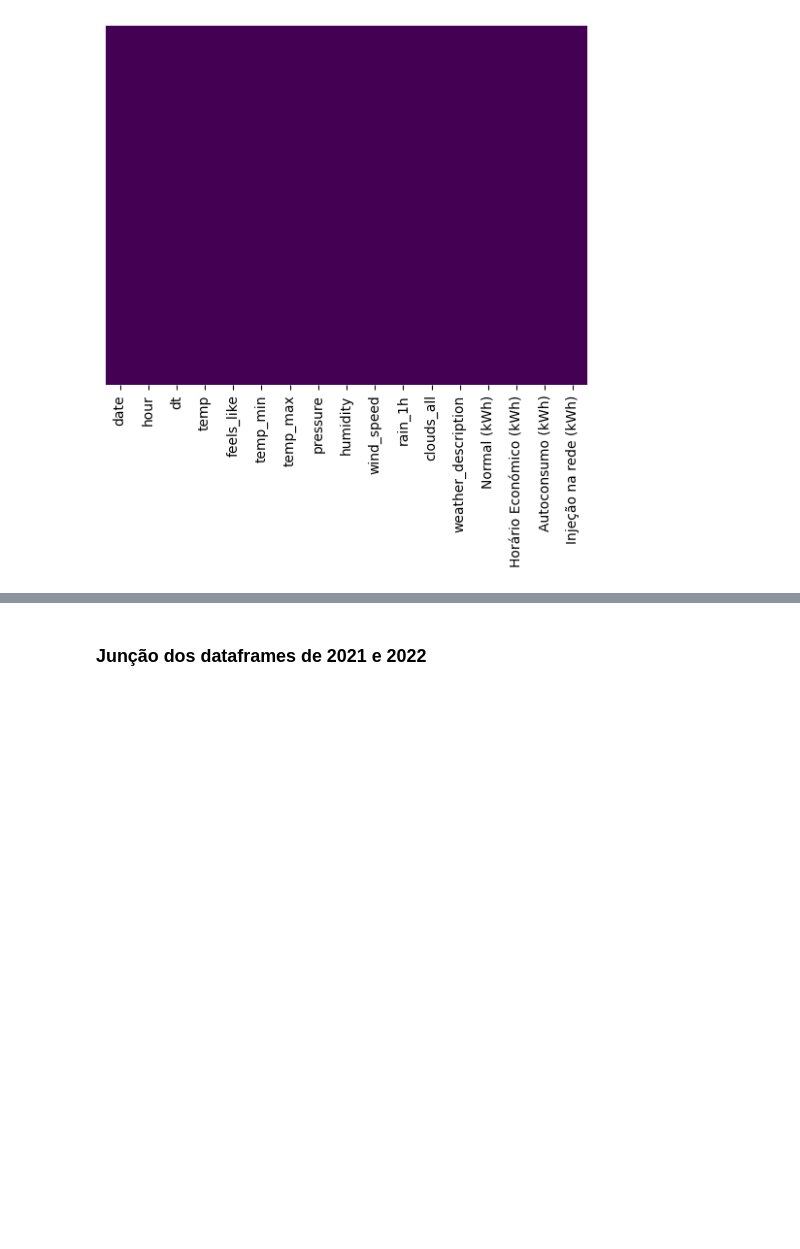
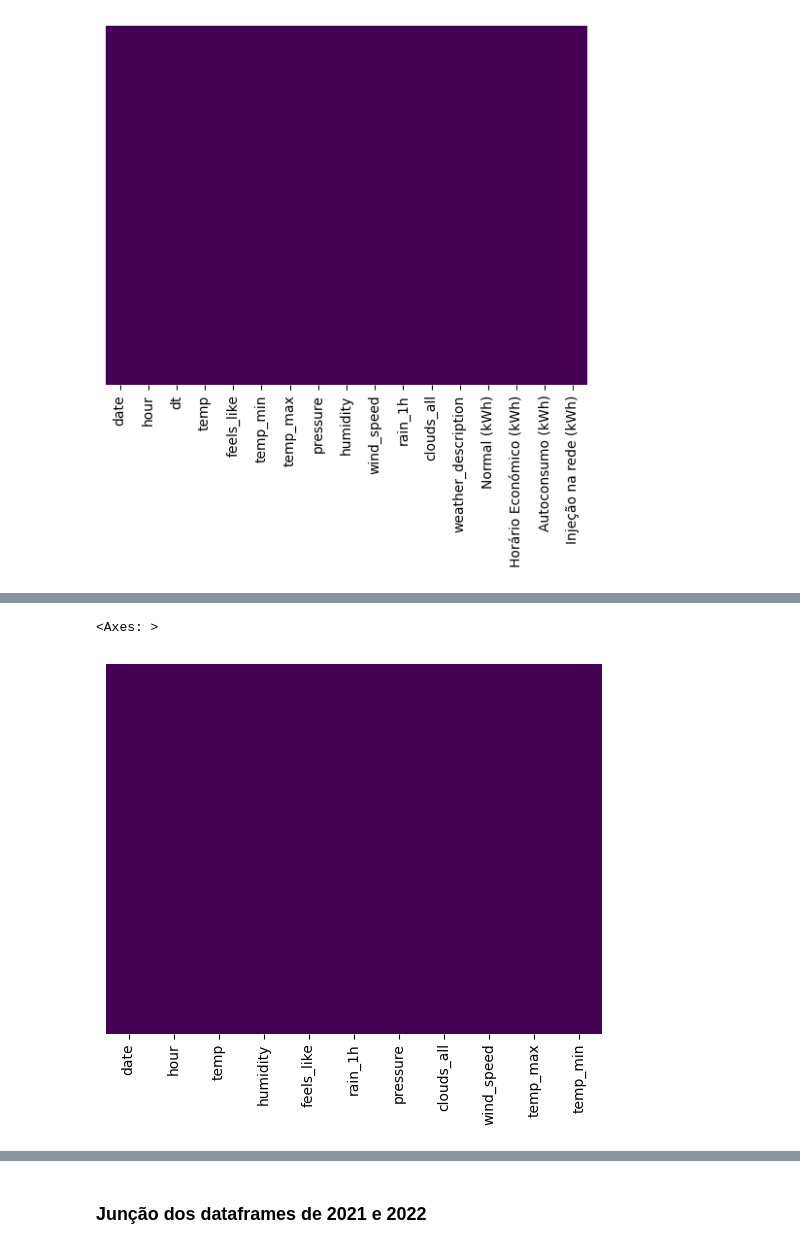
Before and after one commit to Mastro66/DAA_Comp, a Jupyter notebook: 2021-Feat.ipynb, the cells around one changed output, grey strips where cells are left out. Cells and saved outputs as stored; diff of their text form; code cells hidden in the pictures; blank space fills up the shorter version.

```diff
--- a/2021-Feat.ipynb
+++ b/2021-Feat.ipynb
@@ -486,0 +670,12 @@ sns.heatmap(df2.isnull(),yticklabels=False,cbar=False,cmap='viridis')
+# %%
+df_open['time'] = pd.to_datetime(df_open['time'], format='%Y-%m-%dT%H:%M')
+
+df_open['date'] = df_open['time'].dt.date
+df_open['hour'] = df_open['time'].dt.hour
+
+df_open = df_open[['date', 'hour'] + [col for col in df_open.columns if col not in ['date', 'hour']]]
+df_open['date'] = pd.to_datetime(df_open['date'])
+
+df_open = df_open.drop('time', axis=1)
+
+df_open
@@ -486,0 +696,4 @@ sns.heatmap(df2.isnull(),yticklabels=False,cbar=False,cmap='viridis')
+# %%
+df_open_daily.rename(columns={'time': 'date'}, inplace=True)
+df_open_daily['date'] = pd.to_datetime(df_open_daily['date'], format='%Y-%m-%d')
+df_open_daily
@@ -486,0 +718,3 @@ sns.heatmap(df2.isnull(),yticklabels=False,cbar=False,cmap='viridis')
+# %%
+df_open = pd.merge(df_open, df_open_daily, on='date', how='inner')
+df_open
@@ -486,0 +735,17 @@ sns.heatmap(df2.isnull(),yticklabels=False,cbar=False,cmap='viridis')
+# %%
+column_mapping = {
+    'temperature_2m (°C)': 'temp',
+    'relative_humidity_2m (%)': 'humidity',
+    'apparent_temperature (°C)': 'feels_like',
+    'rain (mm)': 'rain_1h',
+    'surface_pressure (hPa)': 'pressure',
+    'cloud_cover (%)': 'clouds_all',
+    'wind_speed_10m (km/h)': 'wind_speed',
+    'temperature_2m_min (°C)': 'temp_min',
+    'temperature_2m_max (°C)': 'temp_max',
+}
+
+df_open = df_open.drop(['precipitation_hours (h)'], axis=1)
+
+df_open.rename(columns=column_mapping, inplace=True)
+df_open
@@ -486,0 +787,5 @@ sns.heatmap(df2.isnull(),yticklabels=False,cbar=False,cmap='viridis')
+# %%
+sns.heatmap(df_open.isnull(),yticklabels=False,cbar=False,cmap='viridis')
+# %% [output]
+<Axes: >
+[figure, added]
```
Also changed, not shown: parts of 67 cells of this notebook, 4 other files.
